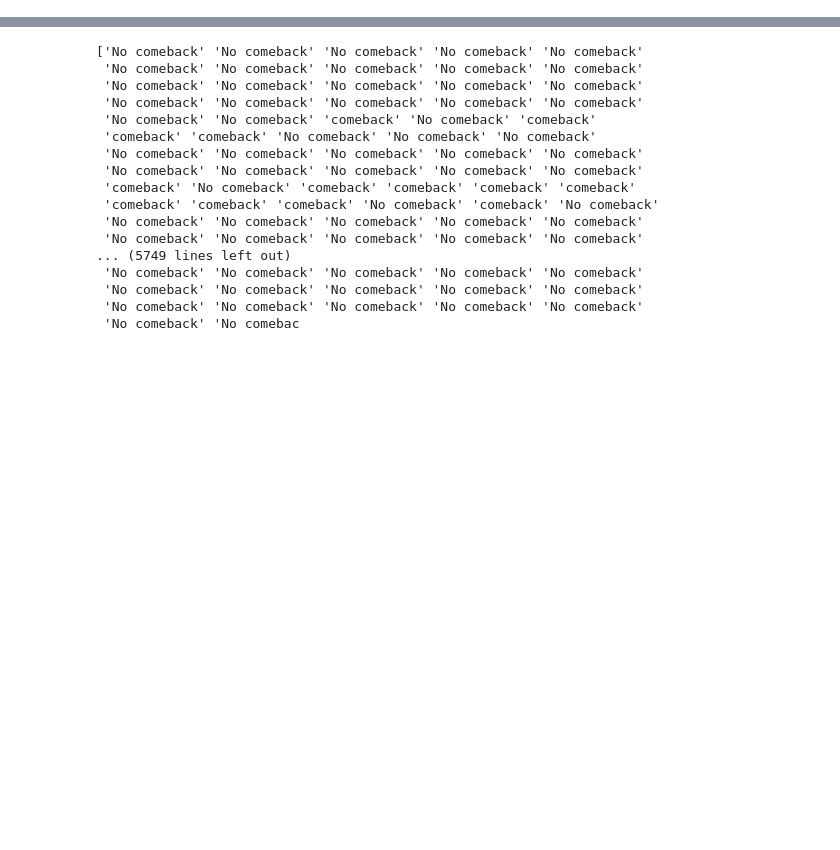
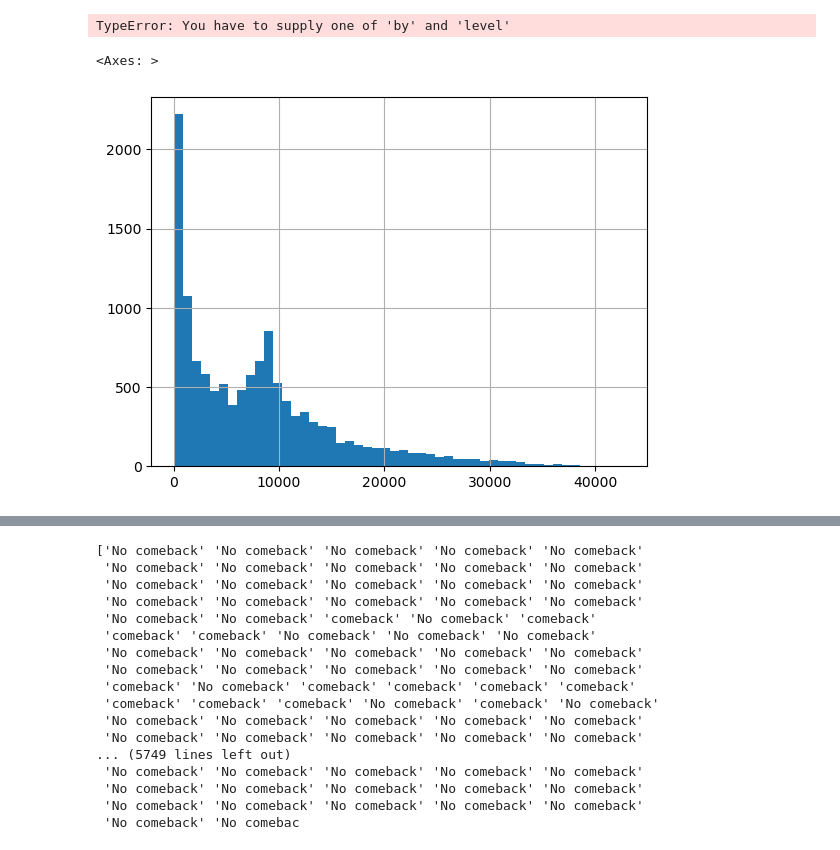
Before and after one commit to RkTcaster/vlr-scraper, a Jupyter notebook: round_process.ipynb, the cells around one changed output, grey strips where cells are left out. Saved outputs shown, nothing was run; the diff lists cells and outputs as text; code cells hidden in the pictures; blank space fills up the shorter version.

```diff
--- a/round_process.ipynb
+++ b/round_process.ipynb
@@ -3,0 +31,10 @@ import numpy as np
+# %%
+df_buys.groupby().count()
+# %% [output]
+TypeError: You have to supply one of 'by' and 'level'
+# %%
+df_bank = pd.concat([df_team_eco["team_a_bank"],df_team_eco["team_b_bank"]],ignore_index=True)
+df_bank.hist(bins=50)
+# %% [output]
+<Axes: >
+[figure, added]
```
Also changed, not shown: parts of 7 cells of this notebook, 2 other files.
